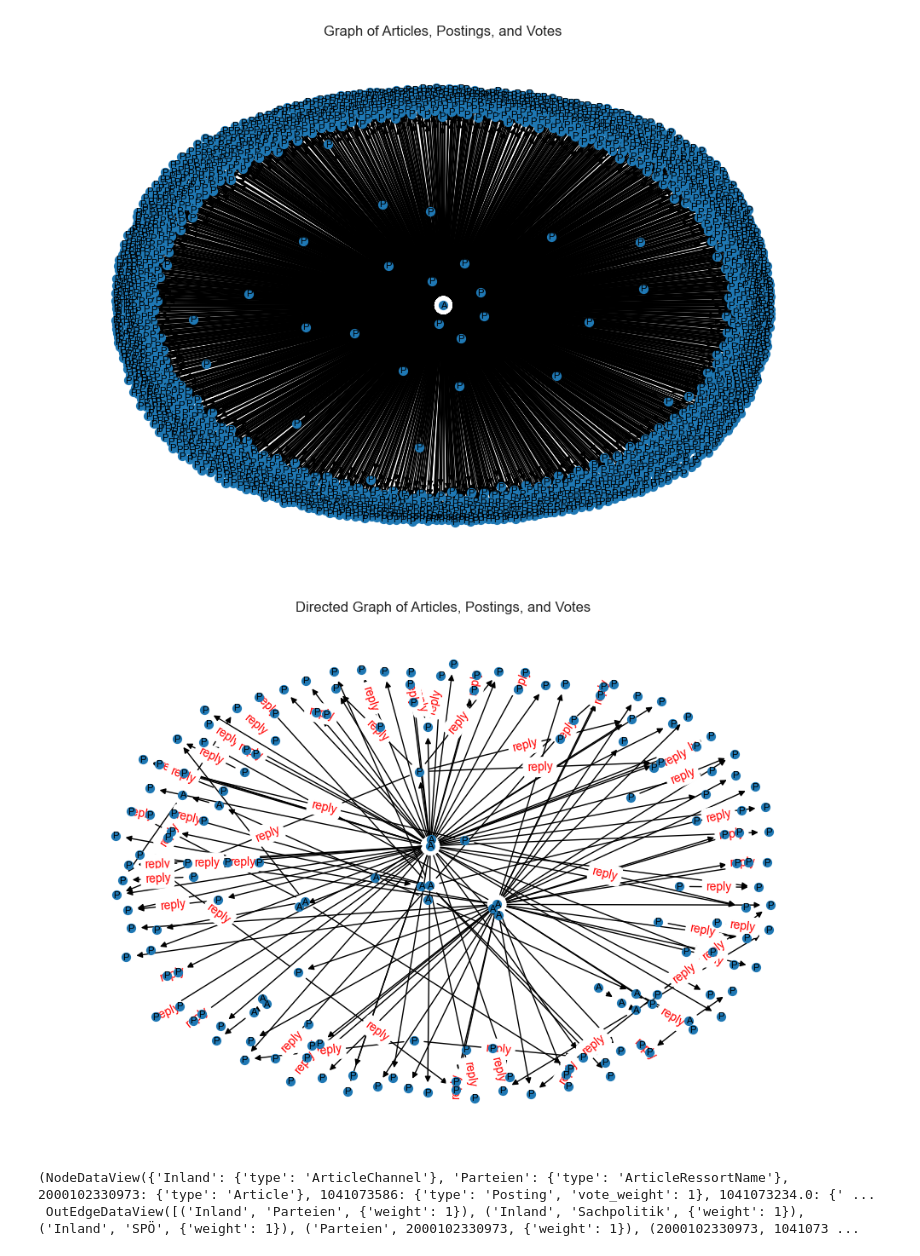
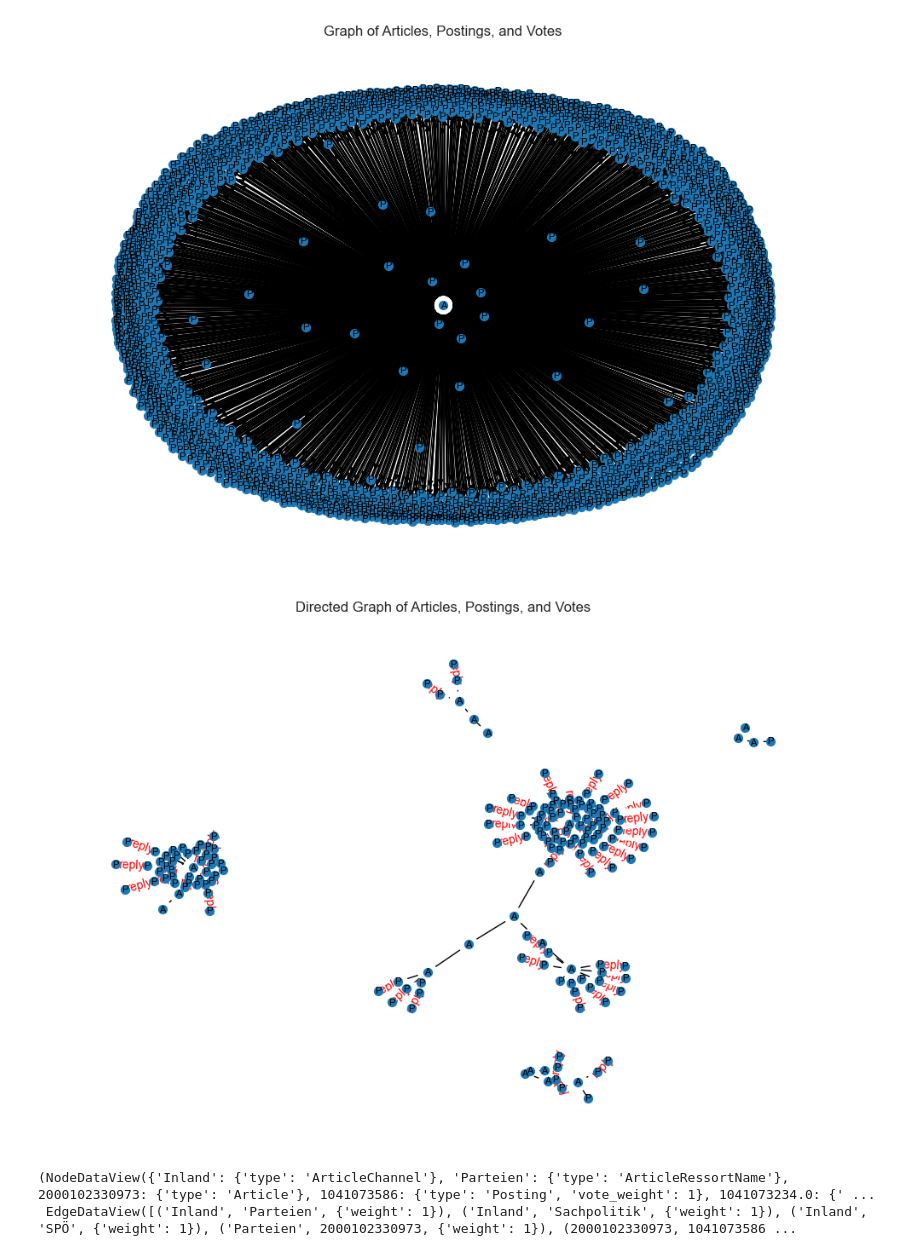
Before and after one commit to PropovedNik007/SNA-Equivalence-Based-Role-Mining, a Jupyter notebook: role_mining.ipynb, the cells around one changed output. Saved outputs shown, nothing was run; the diff lists cells and outputs as text; code cells hidden in the pictures.

```diff
--- a/role_mining.ipynb
+++ b/role_mining.ipynb
@@ -147,15 +148,11 @@ plt.show()
 # data = merged_data[merged_data['ID_Article'] == 2000102330973]
 data = merged_data[:1000]
 
-# Preparing data for graph construction
-# Extracting the necessary columns
 graph_data = data[['ArticleChannel', 'ArticleRessortName', 'ID_Article', 'ID_Posting', 'ID_Posting_Parent', 'VotePositive', 'VoteNegative']]
 
 
-# Creating a directed graph to show the direction of replies and articles
-G_directed = nx.DiGraph()
+G_directed = nx.Graph()
 
-# Adding nodes and directed edges
 for _, row in graph_data.iterrows():
     # Add nodes for ArticleChannel, ArticleRessortName, Article, Posting, and Parent Posting (if exists)
     G_directed.add_node(row['ArticleChannel'], type='ArticleChannel')
@@ -169,39 +166,34 @@ for _, row in graph_data.iterrows():
     G_directed.add_edge(row['ArticleChannel'], row['ArticleRessortName'], weight=1)
     G_directed.add_edge(row['ArticleRessortName'], row['ID_Article'], weight=1)
     G_directed.add_edge(row['ID_Article'], row['ID_Posting'], weight=1)
     if not pd.isna(row['ID_Posting_Parent']):
         G_directed.add_edge(row['ID_Posting_Parent'], row['ID_Posting'], weight=1, label='reply')
 
 # Adding weights for votes to the Posting nodes
 for node in G_directed.nodes(data=True):
     if node[1]['type'] == 'Posting':
         posting_row = graph_data[graph_data['ID_Posting'] == node[0]].iloc[0]
         vote_weight = posting_row['VotePositive'] - posting_row['VoteNegative']
         G_directed.nodes[node[0]]['vote_weight'] = vote_weight
 
-# Visualizing the directed graph
 plt.figure(figsize=(12, 8))
-pos = nx.spring_layout(G_directed)  # positions for all nodes
+pos = nx.spring_layout(G_directed)
 
-# Draw nodes and directed edges
 nx.draw_networkx_nodes(G_directed, pos, node_size=50)
 nx.draw_networkx_edges(G_directed, pos, width=1, arrows=True)
 
-# Draw node labels
 node_labels = {node[0]: node[1]['type'][0] for node in G_directed.nodes(data=True)}  # Just first letter of type for simplicity
 nx.draw_networkx_labels(G_directed, pos, labels=node_labels, font_size=8)
 
-# Draw edge labels for replies
 edge_labels = nx.get_edge_attributes(G_directed, 'label')
 nx.draw_networkx_edge_labels(G_directed, pos, edge_labels=edge_labels, font_color='red')
 
 plt.title('Directed Graph of Articles, Postings, and Votes')
 plt.axis('off')
 plt.show()
 
-# Displaying the graph structure
 G_directed.nodes(data=True), G_directed.edges(data=True)
 # %% [output]
-[figure, old version]
+[figure, new version]
 (NodeDataView({'Inland': {'type': 'ArticleChannel'}, 'Parteien': {'type': 'ArticleRessortName'}, 2000102330973: {'type': 'Article'}, 1041073586: {'type': 'Posting', 'vote_weight': 1}, 1041073234.0: {' ...
- OutEdgeDataView([('Inland', 'Parteien', {'weight': 1}), ('Inland', 'Sachpolitik', {'weight': 1}), ('Inland', 'SPÖ', {'weight': 1}), ('Parteien', 2000102330973, {'weight': 1}), (2000102330973, 1041073 ...
+ EdgeDataView([('Inland', 'Parteien', {'weight': 1}), ('Inland', 'Sachpolitik', {'weight': 1}), ('Inland', 'SPÖ', {'weight': 1}), ('Parteien', 2000102330973, {'weight': 1}), (2000102330973, 1041073586 ...
```
Also changed, not shown: parts of 5 cells of this notebook, 1 other file.
